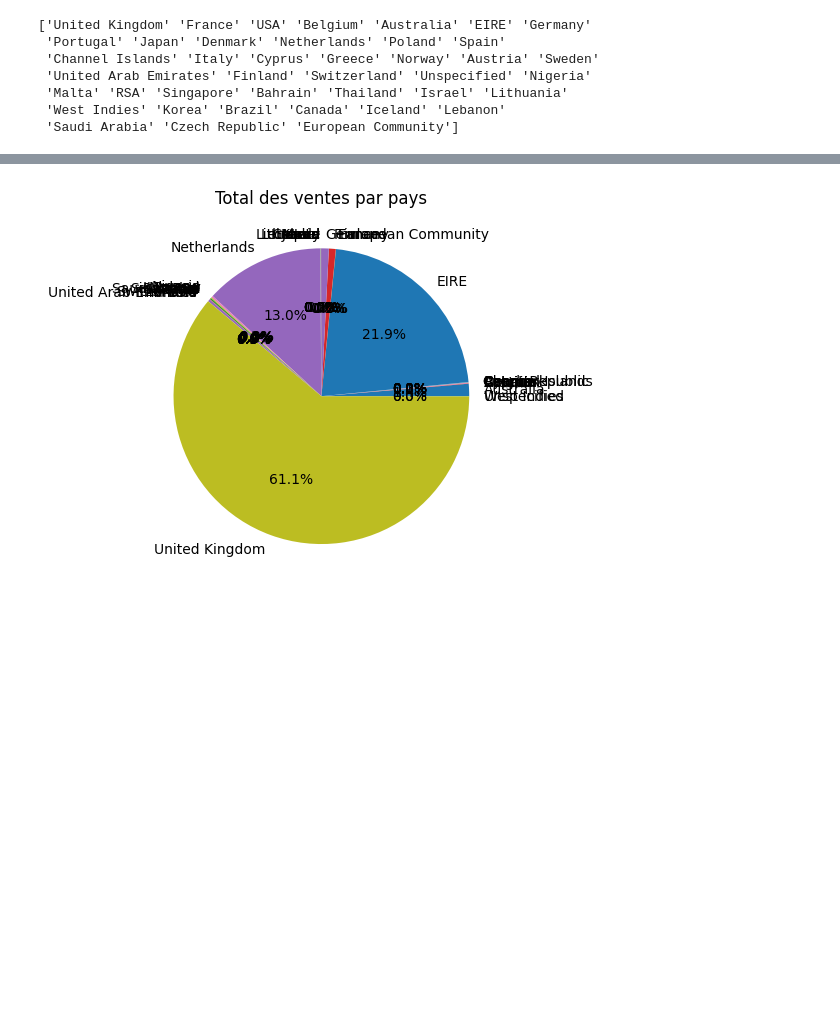
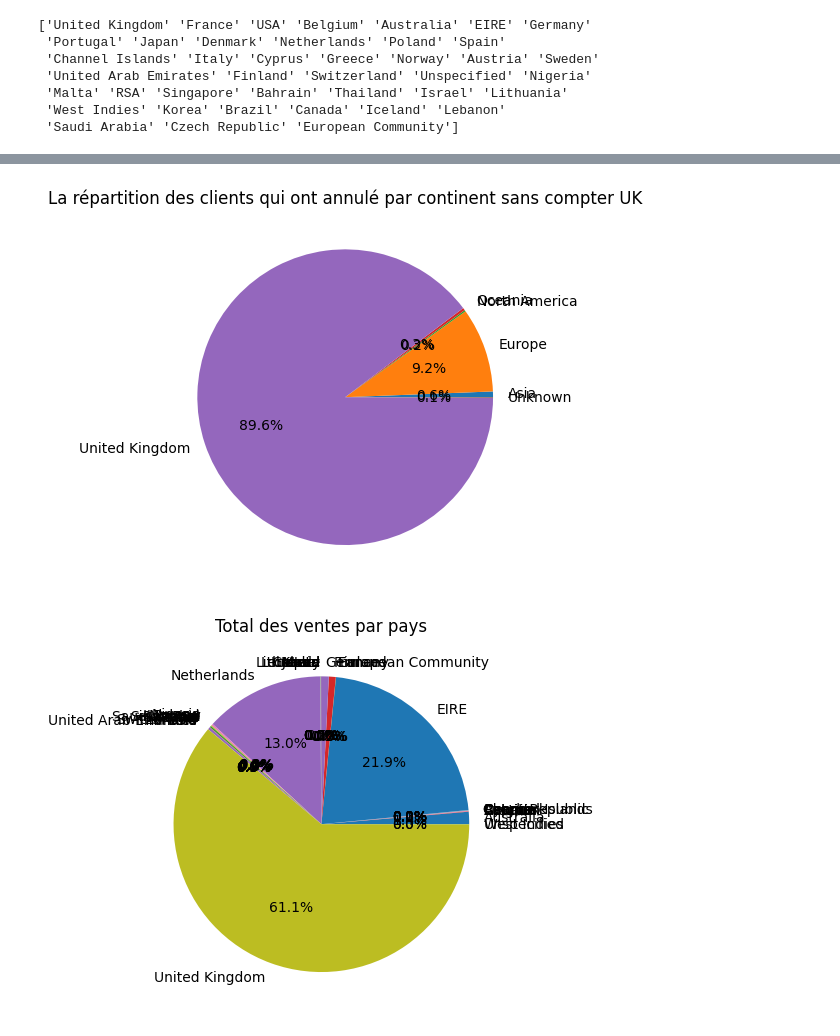
Before and after one commit to amineelbb/cluster, a Jupyter notebook: 2_visu_graph.ipynb, the cells around one changed output, grey strips where cells are left out. Saved outputs shown, nothing was run; the diff lists cells and outputs as text; code cells hidden in the pictures; blank space fills up the shorter version.

```diff
--- a/2_visu_graph.ipynb
+++ b/2_visu_graph.ipynb
@@ -86 +110,9 @@ plt.show()
+# %%
+df['Continent'] = df['Country'].map(country_to_continent)
+data = df[df['Invoice'].str.contains('C')].groupby('Continent')['Customer ID'].nunique()
+plt.pie(data, labels=data.index, autopct='%1.1f%%')
+plt.title('La répartition des clients qui ont annulé par continent sans compter UK')
+plt.show()
+# %% [output]
+[figure, added]
 # %%
```
Also changed, not shown: parts of 37 cells of this notebook, 2 other files.
